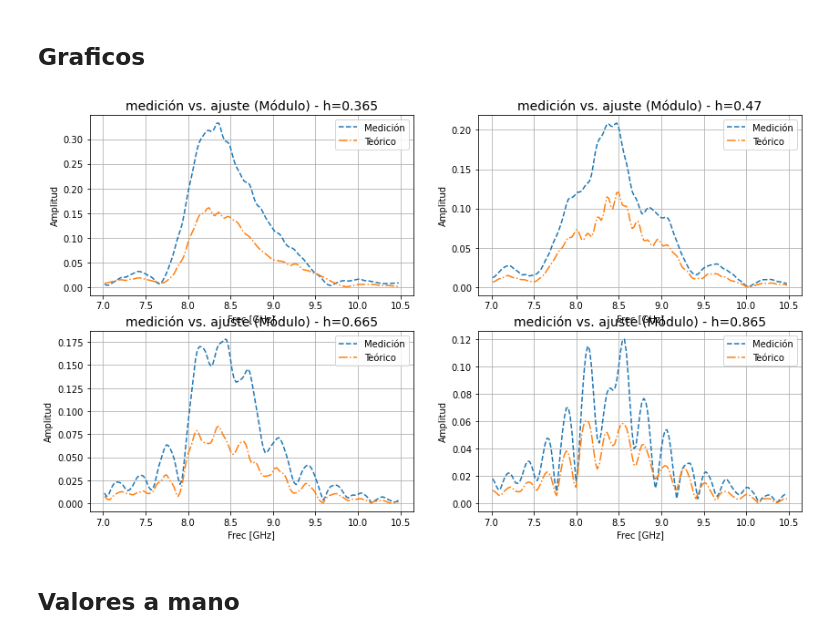
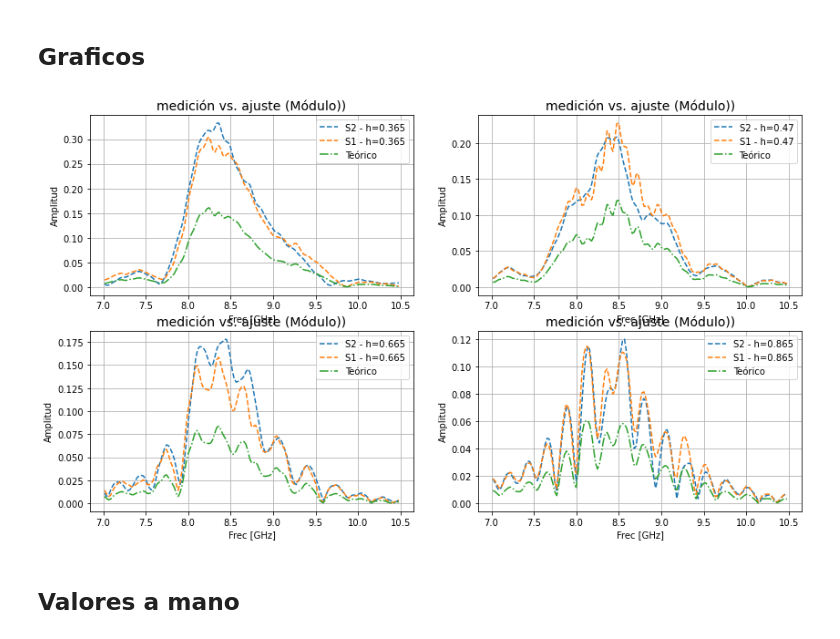
Before and after one commit to Coraline-github/tesis, a Jupyter notebook: Modelo_rugoso.ipynb, the cells around one changed output. Saved outputs shown, nothing was run; the diff lists cells and outputs as text; code cells hidden in the pictures.

```diff
--- a/Modelo_rugoso.ipynb
+++ b/Modelo_rugoso.ipynb
@@ -292,23 +291,24 @@ indices optimos: (0, 0, 0, 0, 10)
 # %%
 #grafico para diferentes alturas
 fig , ax = plt.subplots(nrows=2, ncols=2, figsize=(14,8))
 for i1 in range(2):
         for i2 in range(2):
             i0 = int(2*i1+i2)
             # Señal optima:
             Rf_opt = Rf_2(EP1_opt[i0],EP2_opt[i0],D_opt[i0],0,f,RMS1_opt[i0],RMS2_opt[i0])
             S2_opt = S1[i0,:]*Rf_opt
-            ax[i1,i2].plot(f,np.abs(S2[i0,:]),'--',label='Medición')
+            ax[i1,i2].plot(f,np.abs(S2[i0,:]),'--',label='S2 - h='+str(h2[i0]))
+            ax[i1,i2].plot(f,np.abs(S1[i0,:]),'--',label='S1 - h='+str(h1[i0]))
             ax[i1,i2].plot(f,np.abs(S2_opt),'-.',label='Teórico')
             ax[i1,i2].grid('on')
             ax[i1,i2].legend(loc="best",fontsize=10)
             ax[i1,i2].set_xlabel('Frec [GHz]')
             ax[i1,i2].set_ylabel('Amplitud')
-            ax[i1,i2].set_title( 'medición vs. ajuste (Módulo) - h='+str(h1[i0]), fontsize=14) #, fontstyle='normal')
+            ax[i1,i2].set_title( 'medición vs. ajuste (Módulo))', fontsize=14) #, fontstyle='normal')
 
 # plt.savefig(os.path.join('graficos','S2_rugoso_agostoB.png'))
 # %% [output]
-[figure, old version]
+[figure, new version]
 # %% [markdown]
 ## Valores a mano
 # %%
```
Also changed, not shown: parts of 2 cells of this notebook, 5 other files.
